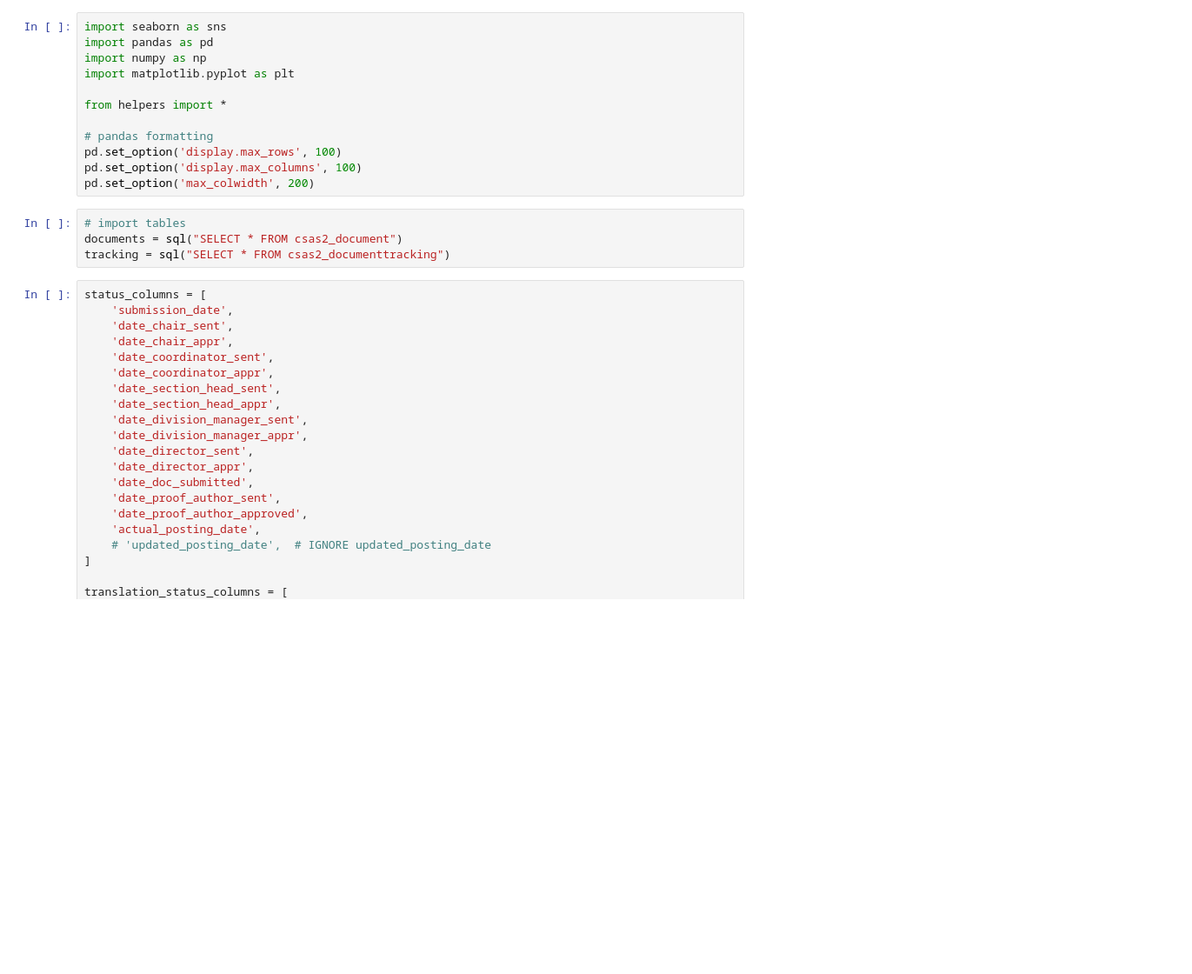
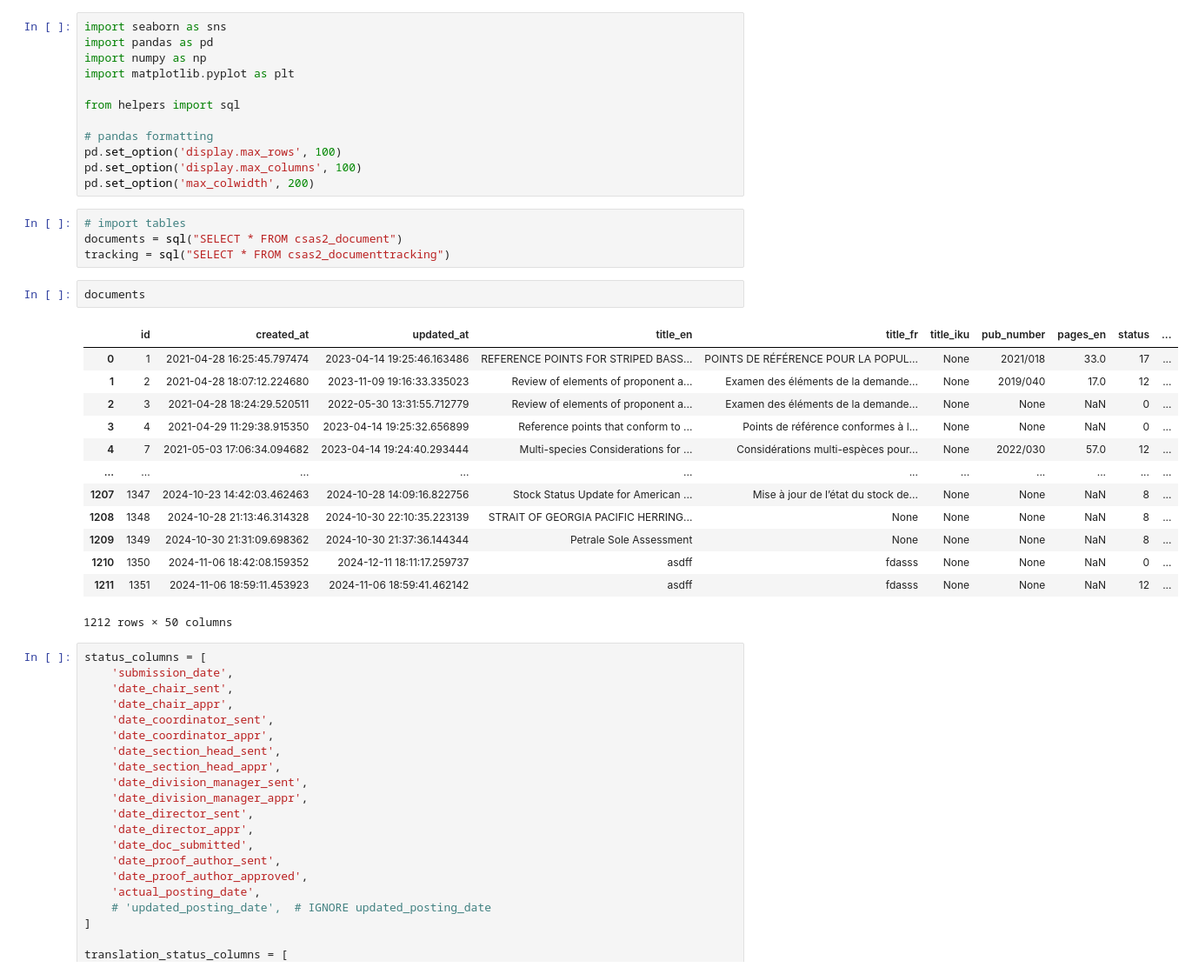
Before and after one commit to KevinCarr42/CSAS-Exploratory-Data-Analysis, a Jupyter notebook: CSAS_documenttracking.ipynb, the cells around one changed output. Shown: that part at 87% size. Saved outputs shown, nothing was run; the diff lists cells and outputs as text; blank space fills up the shorter version.

```diff
--- a/CSAS_documenttracking.ipynb
+++ b/CSAS_documenttracking.ipynb
@@ -4,7 +4,7 @@ import pandas as pd
 import numpy as np
 import matplotlib.pyplot as plt
 
-from helpers import *
+from helpers import sql
 
 # pandas formatting
 pd.set_option('display.max_rows', 100)
@@ -14,6 +14,22 @@ pd.set_option('max_colwidth', 200)
 # import tables
 documents = sql("SELECT * FROM csas2_document")
 tracking = sql("SELECT * FROM csas2_documenttracking")
+# %%
+documents
+# %% [output]
+|  | id | created_at | updated_at | title_en | title_fr | title_iku | pub_number | pages_en | status | ... |
+| 0 | 1 | 2021-04-28 16:25:45.797474 | 2023-04-14 19:25:46.163486 | REFERENCE POINTS FOR STRIPED BASS... | POINTS DE RÉFÉRENCE POUR LA POPUL... | None | 2021/018 | 33.0 | 17 | ... |
+| 1 | 2 | 2021-04-28 18:07:12.224680 | 2023-11-09 19:16:33.335023 | Review of elements of proponent a... | Examen des éléments de la demande... | None | 2019/040 | 17.0 | 12 | ... |
+| 2 | 3 | 2021-04-28 18:24:29.520511 | 2022-05-30 13:31:55.712779 | Review of elements of proponent a... | Examen des éléments de la demande... | None | None | NaN | 0 | ... |
+| 3 | 4 | 2021-04-29 11:29:38.915350 | 2023-04-14 19:25:32.656899 | Reference points that conform to ... | Points de référence conformes à l... | None | None | NaN | 0 | ... |
+| 4 | 7 | 2021-05-03 17:06:34.094682 | 2023-04-14 19:24:40.293444 | Multi-species Considerations for ... | Considérations multi-espèces pour... | None | 2022/030 | 57.0 | 12 | ... |
+| ... | ... | ... | ... | ... | ... | ... | ... | ... | ... | ... |
+| 1207 | 1347 | 2024-10-23 14:42:03.462463 | 2024-10-28 14:09:16.822756 | Stock Status Update for American ... | Mise à jour de l’état du stock de... | None | None | NaN | 8 | ... |
+| 1208 | 1348 | 2024-10-28 21:13:46.314328 | 2024-10-30 22:10:35.223139 | STRAIT OF GEORGIA PACIFIC HERRING... | None | None | None | NaN | 8 | ... |
+| 1209 | 1349 | 2024-10-30 21:31:09.698362 | 2024-10-30 21:37:36.144344 | Petrale Sole Assessment | None | None | None | NaN | 8 | ... |
+| 1210 | 1350 | 2024-11-06 18:42:08.159352 | 2024-12-11 18:11:17.259737 | asdff | fdasss | None | None | NaN | 0 | ... |
+| 1211 | 1351 | 2024-11-06 18:59:11.453923 | 2024-11-06 18:59:41.462142 | asdff | fdasss | None | None | NaN | 12 | ... |
+1212 rows × 50 columns
 # %%
 status_columns = [
     'submission_date',
```
Also changed, not shown: parts of 8 cells of this notebook, 1 other file.
